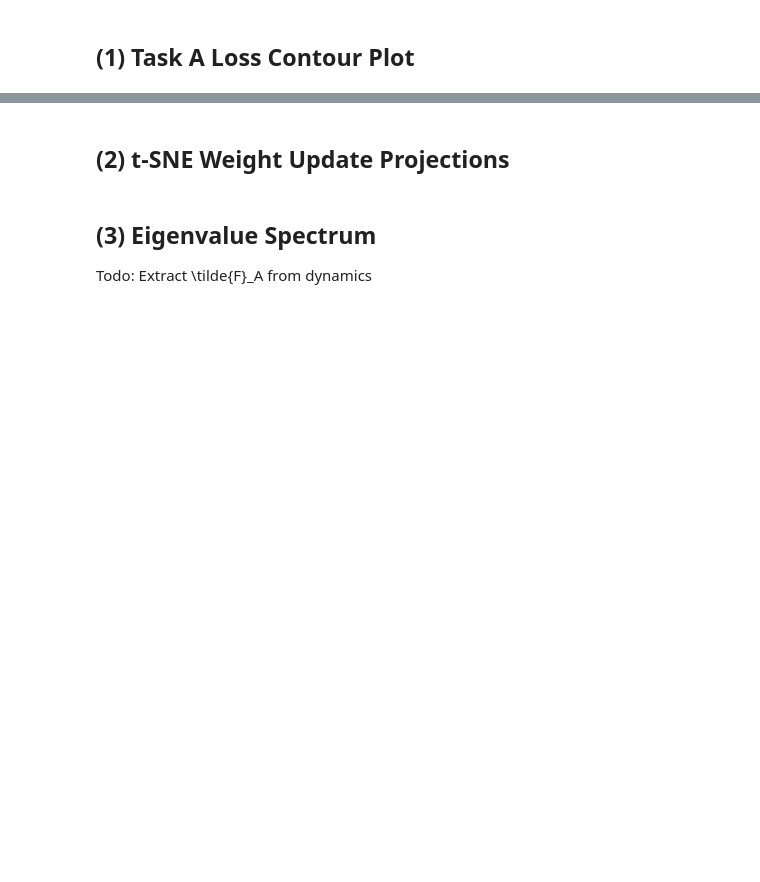
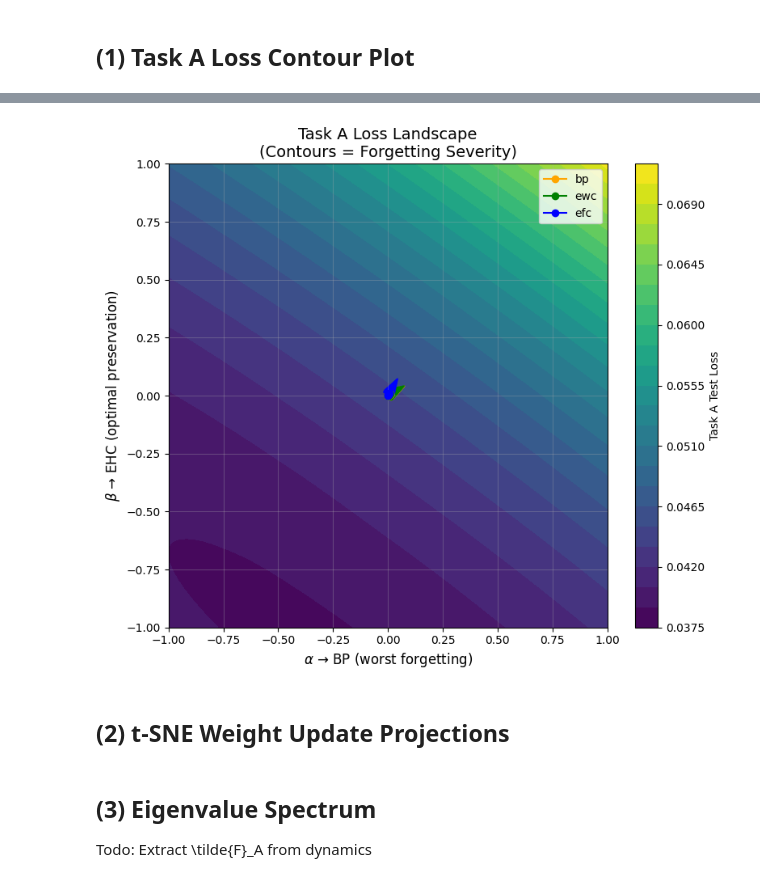
Before and after one commit to s-de-haan/Equilibrium-Fisher-Control, a Jupyter notebook: theory_validation.ipynb, the cells around one changed output, grey strips where cells are left out. Saved outputs shown, nothing was run; the diff lists cells and outputs as text; code cells hidden in the pictures; blank space fills up the shorter version.

```diff
--- a/theory_validation.ipynb
+++ b/theory_validation.ipynb
@@ -335,3 +416,44 @@ efc      | A: 0.968 (L: 0.197) | B: 0.713 (L: 1.583) | Comb: 0.696 (L: 1.031)
+# %%
+plt.figure(figsize=(8, 7))
+plt.contourf(alpha, beta, losses_A, levels=30, cmap='viridis')
+plt.colorbar(label='Task A Test Loss')
+
+# Method colors
+colors = {'bp': 'orange', 'ewc': 'green', 'efc': 'blue'} #, 'ehc': 'red'}
+methods = ['bp', 'ewc', 'efc']#, 'ehc']
+
+# Plot each method's trajectory (cumulative over 5 steps)
+for method in methods:
+    cum_flat = theta_0_flat.clone()
+    traj_x, traj_y = [0.0], [0.0]
+    for step in range(5):
+        delta_flat = torch.cat([d.flatten() for d in weight_deltas[method][step].values()])
+        cum_flat += delta_flat
+
+        # Project onto d1 and d2 (no scaling)
+        proj_x = ((cum_flat - theta_0_flat) @ d2).item()
+        proj_y = ((cum_flat - theta_0_flat) @ d1).item()
+
+        traj_x.append(proj_x)
+        traj_y.append(proj_y)
+
+    plt.plot(traj_x, traj_y, 'o-', color=colors[method], label=method)
+    for k in range(1, len(traj_x)):
+        plt.arrow(traj_x[k-1], traj_y[k-1],
+                  traj_x[k] - traj_x[k-1], traj_y[k] - traj_y[k-1],
+                  color=colors[method], head_width=0.05, alpha=0.8)
+
+plt.xlim(-grid_range, grid_range)
+plt.ylim(-grid_range, grid_range)
+plt.xlabel(r'$\alpha$ → BP (worst forgetting)', fontsize=12)
+plt.ylabel(r'$\beta$ → EHC (optimal preservation)', fontsize=12)
+plt.title('Task A Loss Landscape\n(Contours = Forgetting Severity)', fontsize=14)
+plt.legend()
+plt.grid(True, alpha=0.3)
+plt.tight_layout()
+plt.show()
+# %% [output]
+[figure, added]
 # %% [markdown]
 ## (2) t-SNE Weight Update Projections
 # %%
```
Also changed, not shown: parts of 5 cells of this notebook.
